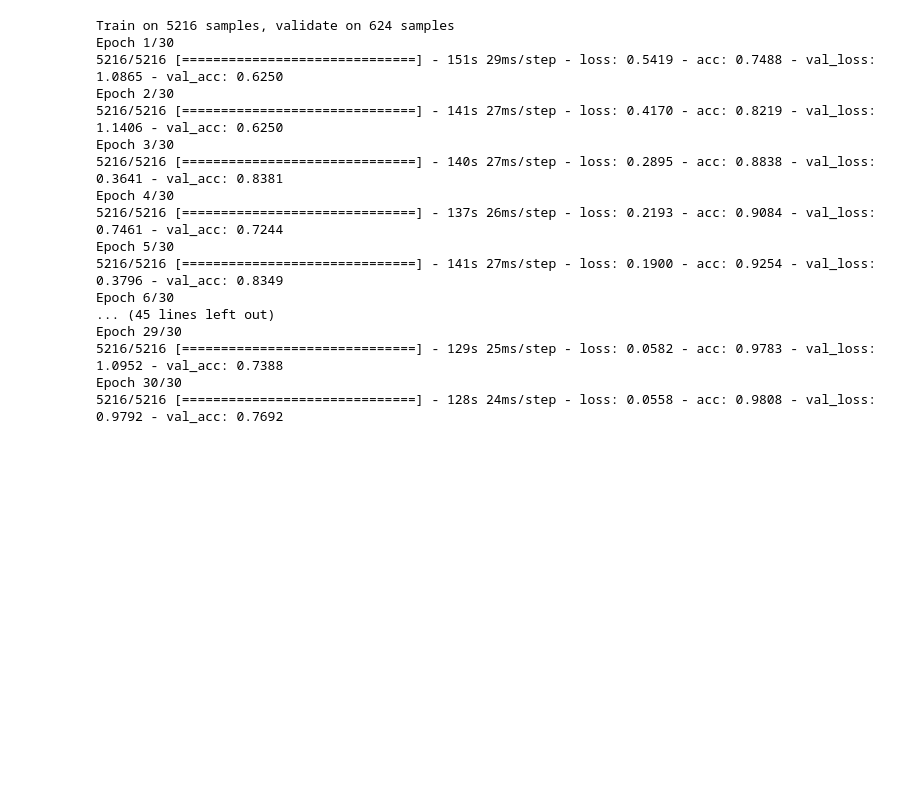
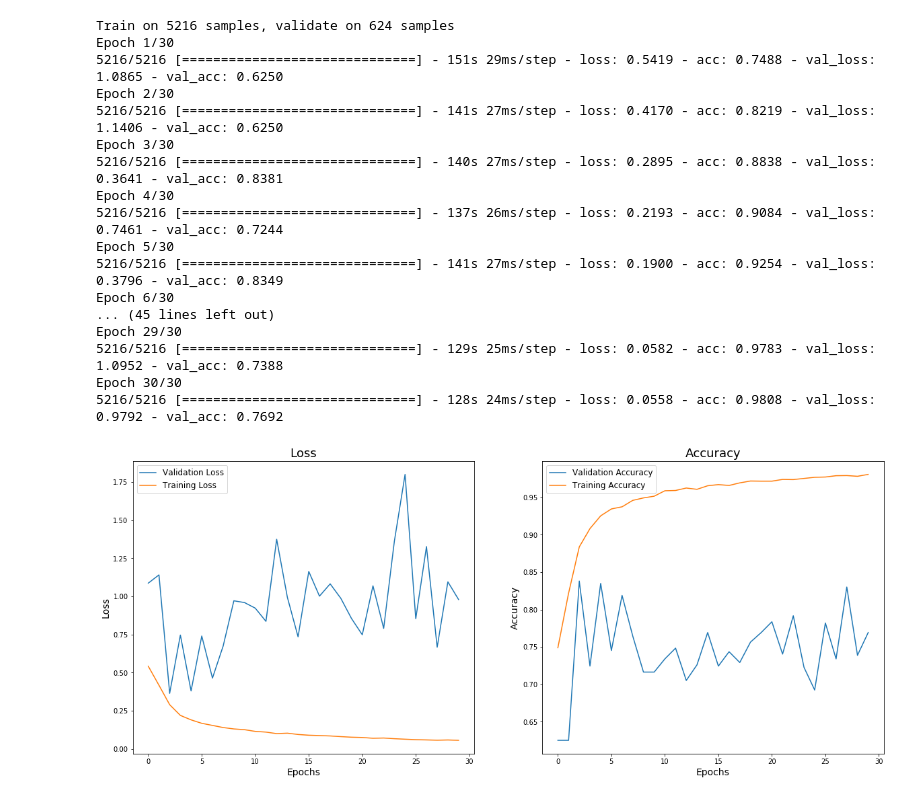
Before and after one commit to toopster/dsc-module-4-project, a Jupyter notebook: index.ipynb, the cells around one changed output. Drawn from its saved outputs; the diff is of its cells as text; code cells hidden in the pictures; blank space fills up the shorter version.

```diff
--- a/index.ipynb
+++ b/index.ipynb
@@ -791,3 +807,8 @@ Epoch 29/30
 5216/5216 [==============================] - 129s 25ms/step - loss: 0.0582 - acc: 0.9783 - val_loss: 1.0952 - val_acc: 0.7388
 Epoch 30/30
 5216/5216 [==============================] - 128s 24ms/step - loss: 0.0558 - acc: 0.9808 - val_loss: 0.9792 - val_acc: 0.7692
+# %%
+# Visualise the loss and accuracy of the training and validation sets across epochs
+visualize_results(results_6)
+# %% [output]
+[figure, added]
```
Also changed, not shown: parts of 26 cells of this notebook, 1 other file.
